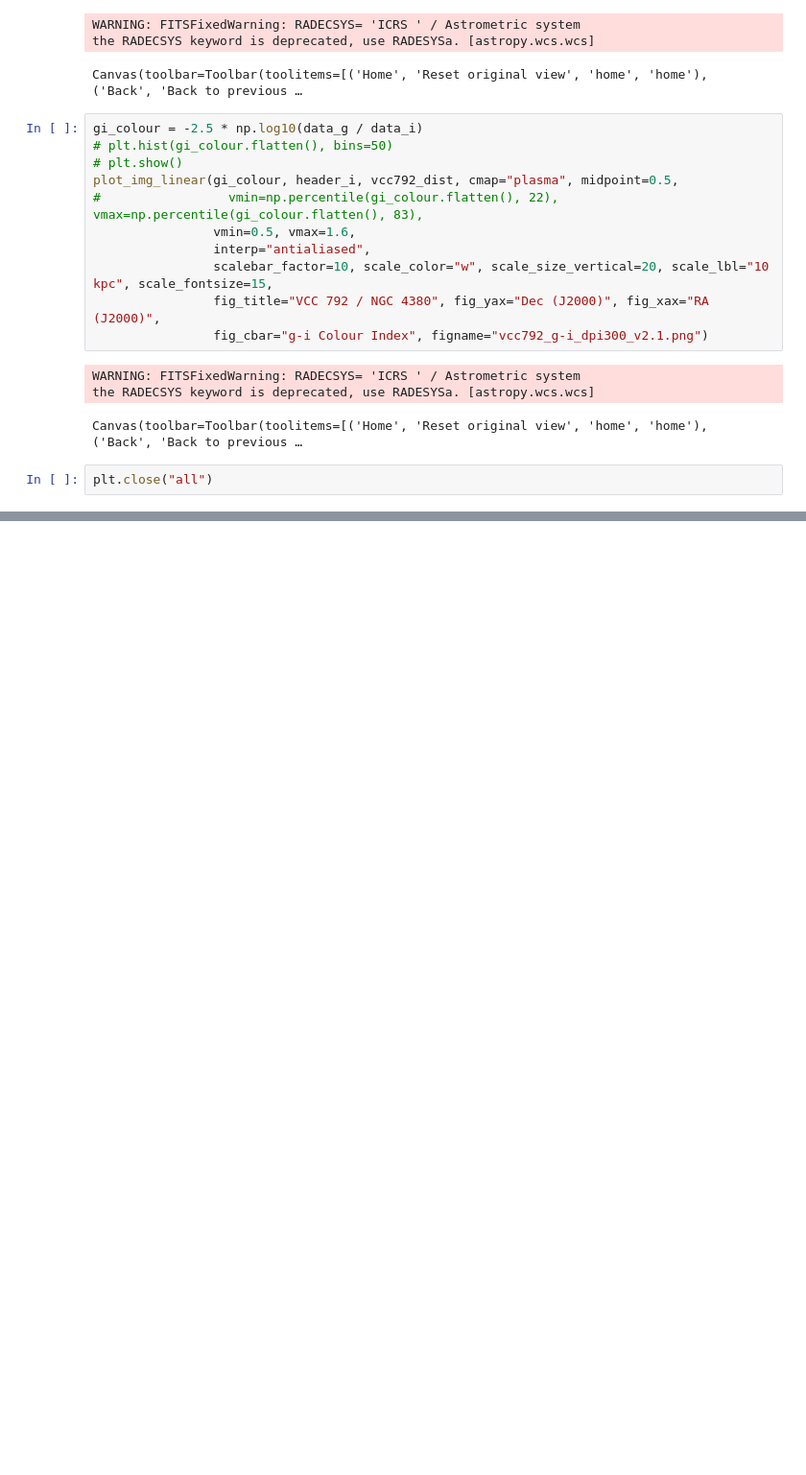
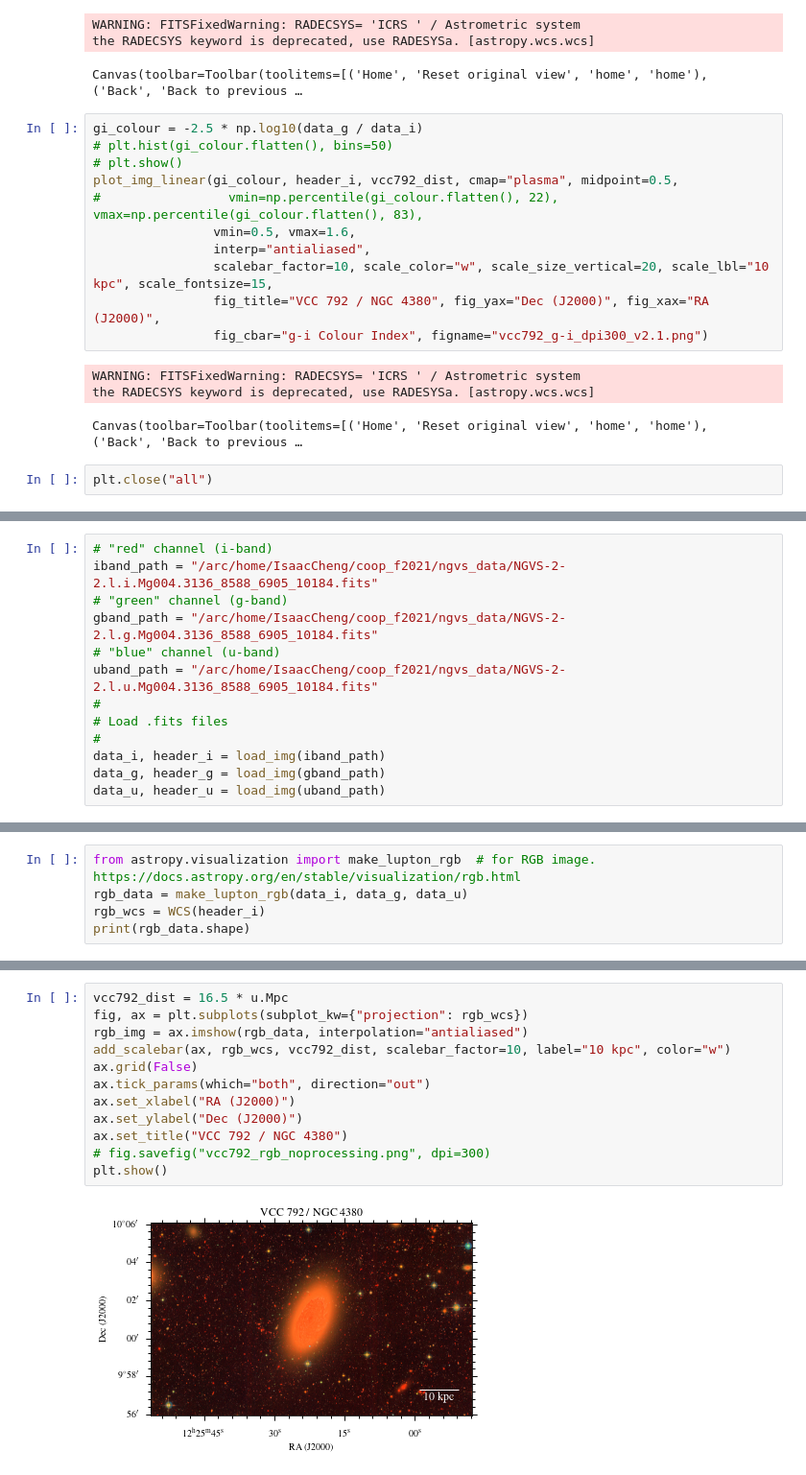
Before and after one commit to BearBearCodes/coop_f2021, a Jupyter notebook: warmup/ngvs_intro.ipynb, the cells around one changed output, grey strips where cells are left out. Shown at 96% size. Drawn from its saved outputs; the diff is of its cells as text; blank space fills up the shorter version.

Commit message:
Added a bunch of RGB plots

```diff
--- a/warmup/ngvs_intro.ipynb
+++ b/warmup/ngvs_intro.ipynb
@@ -395,0 +414,13 @@ plt.close("all")
+# %%
+# "red" channel (i-band)
+iband_path = "/arc/home/IsaacCheng/coop_f2021/ngvs_data/NGVS-2-2.l.i.Mg004.3136_8588_6905_10184.fits"
+# "green" channel (g-band)
+gband_path = "/arc/home/IsaacCheng/coop_f2021/ngvs_data/NGVS-2-2.l.g.Mg004.3136_8588_6905_10184.fits"
+# "blue" channel (u-band)
+uband_path = "/arc/home/IsaacCheng/coop_f2021/ngvs_data/NGVS-2-2.l.u.Mg004.3136_8588_6905_10184.fits"
+#
+# Load .fits files
+#
+data_i, header_i = load_img(iband_path)
+data_g, header_g = load_img(gband_path)
+data_u, header_u = load_img(uband_path)
@@ -395,0 +439,5 @@ plt.close("all")
+# %%
+from astropy.visualization import make_lupton_rgb  # for RGB image. https://docs.astropy.org/en/stable/visualization/rgb.html
+rgb_data = make_lupton_rgb(data_i, data_g, data_u)
+rgb_wcs = WCS(header_i)
+print(rgb_data.shape)
@@ -395,0 +448,14 @@ plt.close("all")
+# %%
+vcc792_dist = 16.5 * u.Mpc
+fig, ax = plt.subplots(subplot_kw={"projection": rgb_wcs})
+rgb_img = ax.imshow(rgb_data, interpolation="antialiased")
+add_scalebar(ax, rgb_wcs, vcc792_dist, scalebar_factor=10, label="10 kpc", color="w")
+ax.grid(False)
+ax.tick_params(which="both", direction="out")
+ax.set_xlabel("RA (J2000)")
+ax.set_ylabel("Dec (J2000)")
+ax.set_title("VCC 792 / NGC 4380")
+# fig.savefig("vcc792_rgb_noprocessing.png", dpi=300)
+plt.show()
+# %% [output]
+[figure, added]
```
Also changed, not shown: parts of 33 cells of this notebook.
